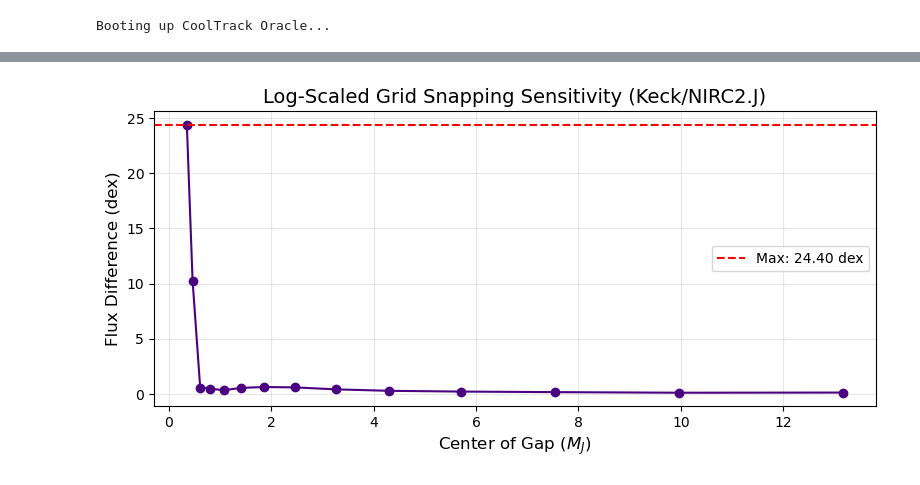
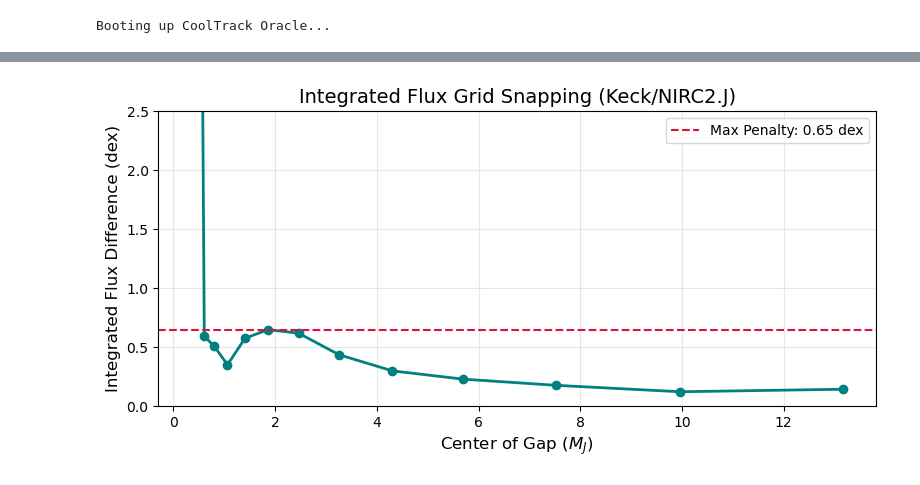
Before and after one commit to ChristianSWilkinson/cooltrack, a Jupyter notebook: notebooks/detection_maps.ipynb, the cells around one changed output, grey strips where cells are left out. Drawn from its saved outputs; the diff is of its cells as text; code cells hidden in the pictures.

```diff
--- a/notebooks/detection_maps.ipynb
+++ b/notebooks/detection_maps.ipynb
@@ -336,12 +384,10 @@ base_params = {
 # ==========================================
 # 2. Run the Log-Scaled Calibration Sweep
 # ==========================================
-print(f"Sweeping log-scaled grid gaps for {OBSERVED_BAND} at {TARGET_AGE_YR/1e6} Myr...")
+print(f"Sweeping log-scaled INTEGRATED grid gaps for {OBSERVED_BAND} at {TARGET_AGE_YR/1e6} Myr...")
 
-# Create 15 evenly spaced points in LOG10 space
-# This perfectly matches the "stride length" of your MCMC walkers
-num_points = 15
-log_masses = np.linspace(np.log10(0.3), np.log10(15.0), num_points)
+num_points = 20
+log_masses = np.linspace(np.log10(0.3), np.log10(50.0), num_points)
 
 flux_differences = []
 gap_centers_linear = [] # For plotting
@@ -352,18 +398,28 @@ for i in range(len(log_masses) - 1):
     p_lower = base_params.copy()
     p_lower['mass_Mj'] = mass_lower
     res_lower = oracle.predict(p_lower, TARGET_AGE_YR, n_draws=0)
-    flux_lower = res_lower.get(f"log_{OBSERVED_BAND}", np.nan)
+
+    surf_flux_lower = res_lower.get(f"log_{OBSERVED_BAND}", np.nan)
+    rad_lower = res_lower.get("Req_Rj", np.nan)
 
     # 2. Evaluate the upper edge of the log-gap
     mass_upper = 10**log_masses[i+1]
     p_upper = base_params.copy()
     p_upper['mass_Mj'] = mass_upper
     res_upper = oracle.predict(p_upper, TARGET_AGE_YR, n_draws=0)
-    flux_upper = res_upper.get(f"log_{OBSERVED_BAND}", np.nan)
 
-    # 3. Calculate the absolute difference
-    if not np.isnan(flux_lower) and not np.isnan(flux_upper):
-        delta = abs(flux_upper - flux_lower)
+    surf_flux_upper = res_upper.get(f"log_{OBSERVED_BAND}", np.nan)
+    rad_upper = res_upper.get("Req_Rj", np.nan)
+
+    # 3. Calculate the INTEGRATED absolute difference
+    if not np.isnan(surf_flux_lower) and not np.isnan(surf_flux_upper) and rad_lower > 0 and rad_upper > 0:
+
+        # Total Integrated Flux = Surface Flux + 2 * log10(Radius)
+        int_flux_lower = surf_flux_lower + (2.0 * np.log10(rad_lower))
+        int_flux_upper = surf_flux_upper + (2.0 * np.log10(rad_upper))
+
+        delta = abs(int_flux_upper - int_flux_lower)
+
         flux_differences.append(delta)
         gap_centers_linear.append((mass_lower + mass_upper) / 2.0)
         print(f"Log Gap {log_masses[i]:.2f} to {log_masses[i+1]:.2f} (Linear: {mass_lower:>4.1f} to {mass_upper:>4.1f} M_J) : {delta:.3f} dex")
@@ -378,31 +434,39 @@ for i in range(len(log_masses) - 1):
 flux_differences = np.array(flux_differences)
 valid_deltas = flux_differences[~np.isnan(flux_differences)]
 
-if len(valid_deltas) > 0:
-    max_penalty = np.max(valid_deltas)
-    mean_penalty = np.mean(valid_deltas)
+# Filter out massive physical "cliffs" (e.g. dropping off the grid below 0.5 M_J)
+stable_deltas = valid_deltas[valid_deltas < 2.0]
+
+if len(stable_deltas) > 0:
+    max_penalty = np.max(stable_deltas)
+    mean_penalty = np.mean(stable_deltas)
 
     print("\n" + "="*55)
-    print("      LOG-SCALED DISTANCE PENALTY RESULTS      ")
+    print("   INTEGRATED LOG-SCALED DISTANCE PENALTY RESULTS   ")
     print("="*55)
-    print(f"Average log-grid gap penalty : {mean_penalty:.3f} dex")
-    print(f"Maximum log-grid gap penalty : {max_penalty:.3f} dex")
+    print(f"Average stable gap penalty : {mean_penalty:.3f} dex")
+    print(f"Maximum stable gap penalty : {max_penalty:.3f} dex")
     print("-" * 55)
-    print(f"RECOMMENDATION: Set DISTANCE_PENALTY_SCALER = {max_penalty:.2f}")
+    print(f"RECOMMENDATION: Set MAX_GAP_ERROR = {max_penalty:.2f}")
     print("="*55)
 
     # Plotting against the linear mass center for readability
     plt.figure(figsize=(8, 4))
-    plt.plot(gap_centers_linear, flux_differences, marker='o', linestyle='-', color='indigo')
-    plt.axhline(max_penalty, color='red', linestyle='--', label=f'Max: {max_penalty:.2f} dex')
-    plt.title(f'Log-Scaled Grid Snapping Sensitivity ({OBSERVED_BAND})', fontsize=14)
+    plt.plot(gap_centers_linear, flux_differences, marker='o', linestyle='-', color='teal', lw=2)
+    plt.axhline(max_penalty, color='crimson', linestyle='--', label=f'Max Penalty: {max_penalty:.2f} dex')
+
+    plt.title(f'Integrated Flux Grid Snapping ({OBSERVED_BAND})', fontsize=14)
     plt.xlabel('Center of Gap ($M_J$)', fontsize=12)
-    plt.ylabel('Flux Difference (dex)', fontsize=12)
+    plt.ylabel('Integrated Flux Difference (dex)', fontsize=12)
+
+    # Safely set Y-limits so the plot isn't ruined by a 24.4 dex physics cliff
+    plt.ylim(0, min(np.nanmax(flux_differences) + 0.1, 2.5))
+
     plt.grid(True, alpha=0.3)
     plt.legend()
     plt.tight_layout()
     plt.show()
 else:
-    print("Could not evaluate the grid gaps. Check your parameters.")
+    print("Could not evaluate stable grid gaps. Check your parameters.")
 # %% [output]
 Booting up CoolTrack Oracle...
@@ -426,5 +490,5 @@ RECOMMENDATION: Set DISTANCE_PENALTY_SCALER = 24.40
 =======================================================
-[figure, old version]
+[figure, new version]
 # %%
 # --- RUN THIS ENTIRE BLOCK IN ONE JUPYTER CELL ---
 %matplotlib inline
```
Also changed, not shown: parts of 22 cells of this notebook, 12 other files.
